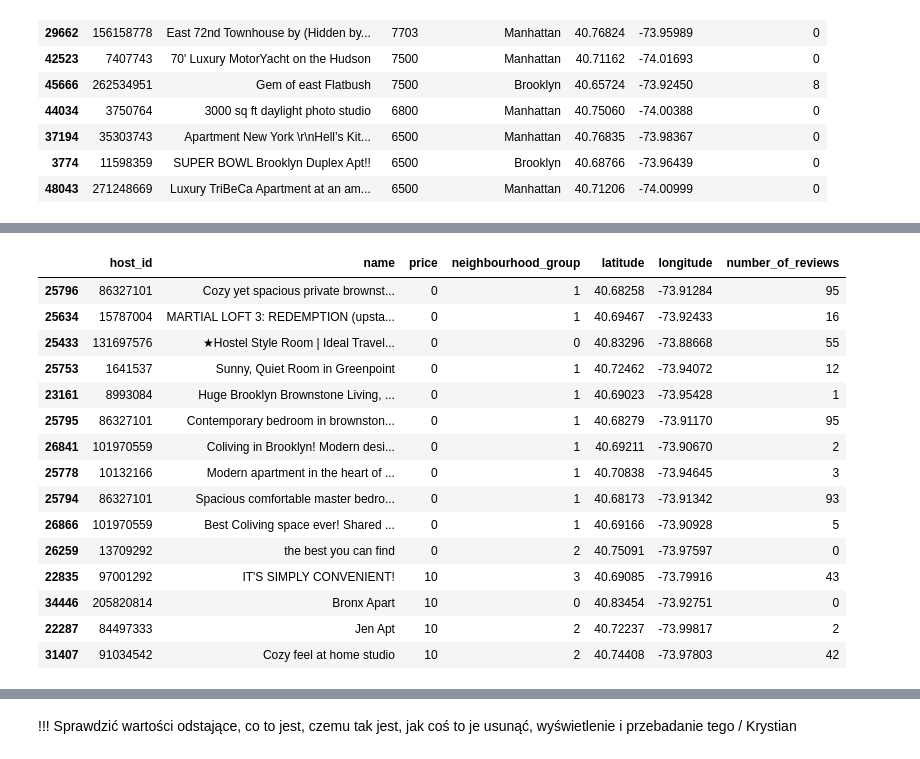
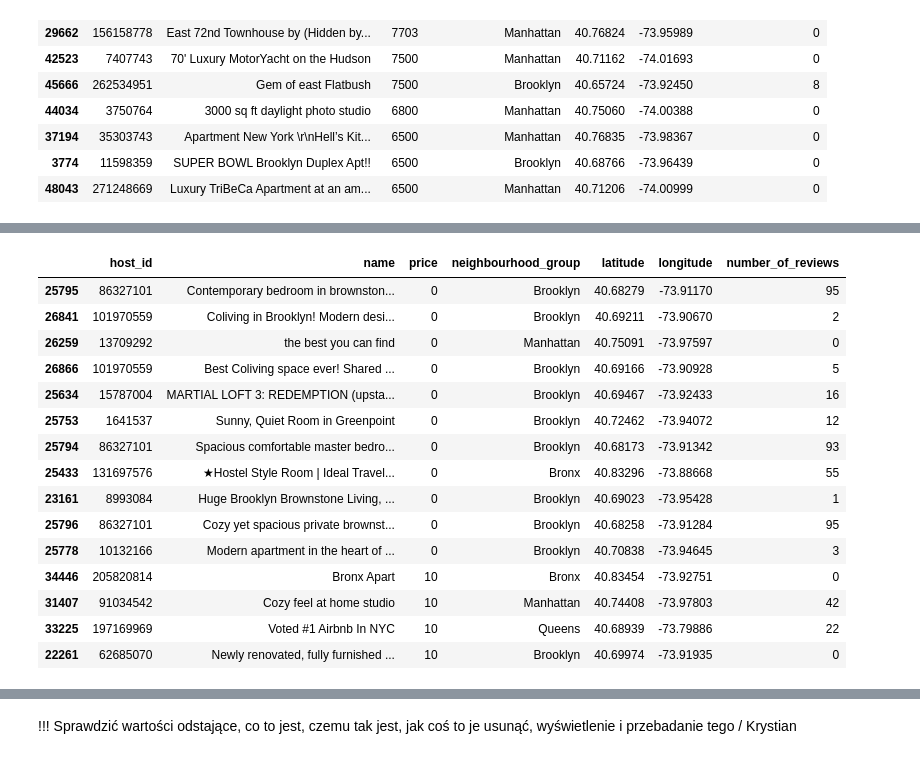
Before and after one commit to veern/Analiza-danych-airbnb, a Jupyter notebook: Analiza-Airbnb.ipynb, the cells around one changed output, grey strips where cells are left out. Saved outputs shown, nothing was run; the diff lists cells and outputs as text; code cells hidden in the pictures.

```diff
--- a/Analiza-Airbnb.ipynb
+++ b/Analiza-Airbnb.ipynb
@@ -415,25 +415,24 @@ display(expensive_map)
 # %% [output]
 [interactive output not drawn]
 # %%
-cheap_apts = df[["host_id", "name", "price", "neighbourhood_group", "latitude", "longitude", "number_of_reviews"]].copy()
-cheap_apts.sort_values("price", inplace=True)
-cheap_apts.head(15)
+expensive_apts.sort_values("price", inplace=True)
+expensive_apts.head(15)
 # %% [output]
 |  | host_id | name | price | neighbourhood_group | latitude | longitude | number_of_reviews |
-| 25796 | 86327101 | Cozy yet spacious private brownst... | 0 | 1 | 40.68258 | -73.91284 | 95 |
-| 25634 | 15787004 | MARTIAL LOFT 3: REDEMPTION (upsta... | 0 | 1 | 40.69467 | -73.92433 | 16 |
-| 25433 | 131697576 | ★Hostel Style Room | Ideal Travel... | 0 | 0 | 40.83296 | -73.88668 | 55 |
-| 25753 | 1641537 | Sunny, Quiet Room in Greenpoint | 0 | 1 | 40.72462 | -73.94072 | 12 |
-| 23161 | 8993084 | Huge Brooklyn Brownstone Living, ... | 0 | 1 | 40.69023 | -73.95428 | 1 |
-| 25795 | 86327101 | Contemporary bedroom in brownston... | 0 | 1 | 40.68279 | -73.91170 | 95 |
-| 26841 | 101970559 | Coliving in Brooklyn! Modern desi... | 0 | 1 | 40.69211 | -73.90670 | 2 |
-| 25778 | 10132166 | Modern apartment in the heart of ... | 0 | 1 | 40.70838 | -73.94645 | 3 |
-| 25794 | 86327101 | Spacious comfortable master bedro... | 0 | 1 | 40.68173 | -73.91342 | 93 |
-| 26866 | 101970559 | Best Coliving space ever! Shared ... | 0 | 1 | 40.69166 | -73.90928 | 5 |
-| 26259 | 13709292 | the best you can find | 0 | 2 | 40.75091 | -73.97597 | 0 |
-| 22835 | 97001292 | IT'S SIMPLY CONVENIENT! | 10 | 3 | 40.69085 | -73.79916 | 43 |
-| 34446 | 205820814 | Bronx Apart | 10 | 0 | 40.83454 | -73.92751 | 0 |
-| 22287 | 84497333 | Jen Apt | 10 | 2 | 40.72237 | -73.99817 | 2 |
-| 31407 | 91034542 | Cozy feel at home studio | 10 | 2 | 40.74408 | -73.97803 | 42 |
+| 25795 | 86327101 | Contemporary bedroom in brownston... | 0 | Brooklyn | 40.68279 | -73.91170 | 95 |
+| 26841 | 101970559 | Coliving in Brooklyn! Modern desi... | 0 | Brooklyn | 40.69211 | -73.90670 | 2 |
+| 26259 | 13709292 | the best you can find | 0 | Manhattan | 40.75091 | -73.97597 | 0 |
+| 26866 | 101970559 | Best Coliving space ever! Shared ... | 0 | Brooklyn | 40.69166 | -73.90928 | 5 |
+| 25634 | 15787004 | MARTIAL LOFT 3: REDEMPTION (upsta... | 0 | Brooklyn | 40.69467 | -73.92433 | 16 |
+| 25753 | 1641537 | Sunny, Quiet Room in Greenpoint | 0 | Brooklyn | 40.72462 | -73.94072 | 12 |
+| 25794 | 86327101 | Spacious comfortable master bedro... | 0 | Brooklyn | 40.68173 | -73.91342 | 93 |
+| 25433 | 131697576 | ★Hostel Style Room | Ideal Travel... | 0 | Bronx | 40.83296 | -73.88668 | 55 |
+| 23161 | 8993084 | Huge Brooklyn Brownstone Living, ... | 0 | Brooklyn | 40.69023 | -73.95428 | 1 |
+| 25796 | 86327101 | Cozy yet spacious private brownst... | 0 | Brooklyn | 40.68258 | -73.91284 | 95 |
+| 25778 | 10132166 | Modern apartment in the heart of ... | 0 | Brooklyn | 40.70838 | -73.94645 | 3 |
+| 34446 | 205820814 | Bronx Apart | 10 | Bronx | 40.83454 | -73.92751 | 0 |
+| 31407 | 91034542 | Cozy feel at home studio | 10 | Manhattan | 40.74408 | -73.97803 | 42 |
+| 33225 | 197169969 | Voted #1 Airbnb In NYC | 10 | Queens | 40.68939 | -73.79886 | 22 |
+| 22261 | 62685070 | Newly renovated, fully furnished ... | 10 | Brooklyn | 40.69974 | -73.91935 | 0 |
 # %%
 cheap_map = folium.Map([40.6810,-74.0060],zoom_start=11)
```
Also changed, not shown: parts of 3 cells of this notebook.
